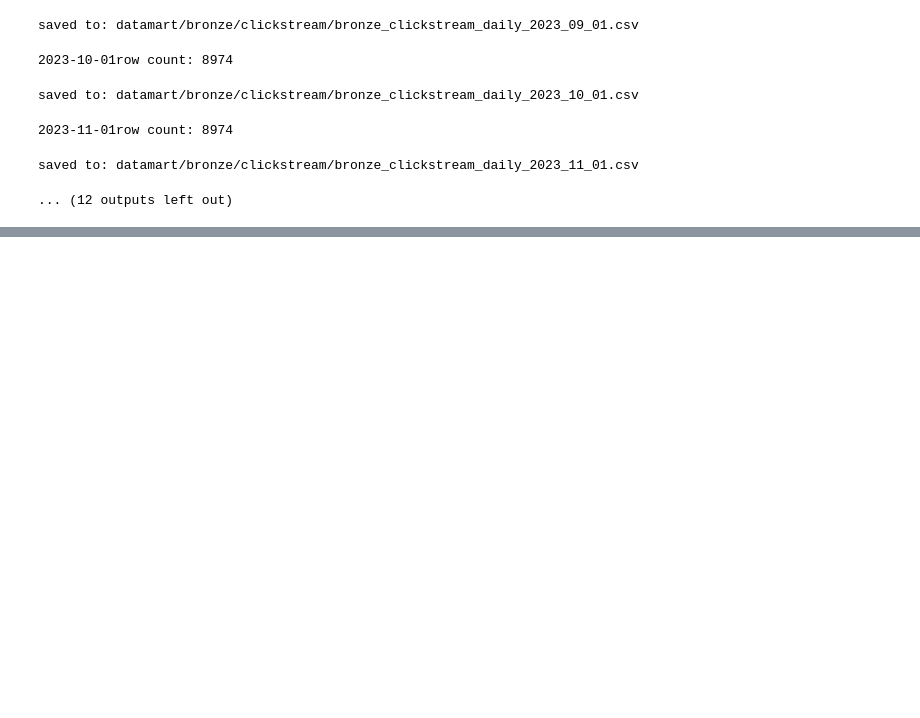
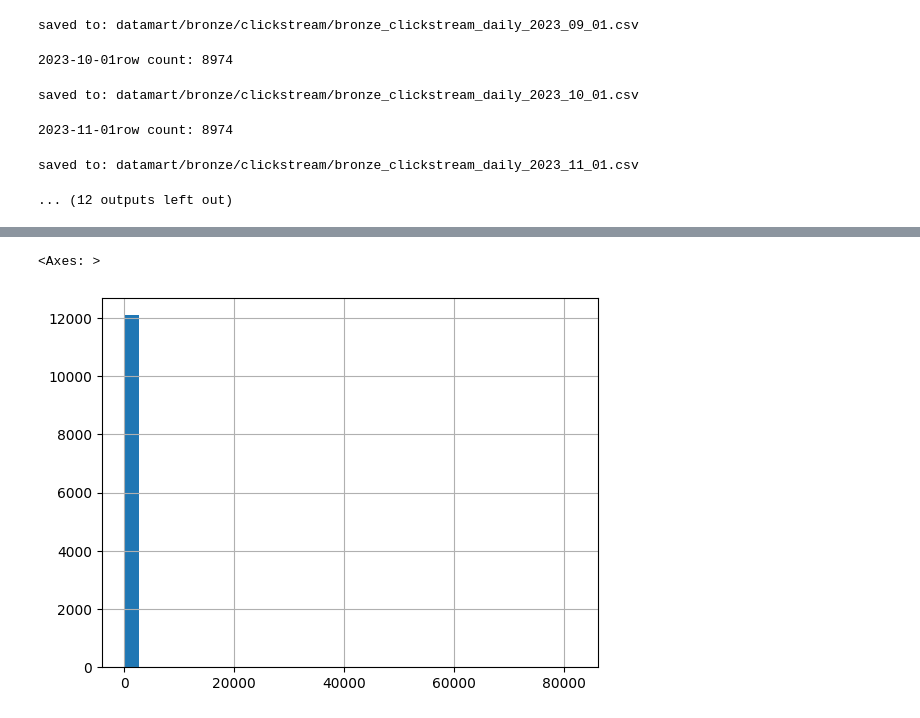
Before and after one commit to AmandaTSY99/MLE_assignment, a Jupyter notebook: test.ipynb, the cells around one changed output, grey strips where cells are left out. Saved outputs shown, nothing was run; the diff lists cells and outputs as text; code cells hidden in the pictures; blank space fills up the shorter version.

```diff
--- a/test.ipynb
+++ b/test.ipynb
@@ -180,0 +728,3 @@ saved to: datamart/bronze/clickstream/bronze_clickstream_daily_2023_11_01.csv
+# %%
+df_pd = df.toPandas()
+df_pd.describe(include = 'object')
@@ -180,0 +826,9 @@ saved to: datamart/bronze/clickstream/bronze_clickstream_daily_2023_11_01.csv
+# %%
+df_pd["Total_EMI_per_month"].describe()
+df_pd["Total_EMI_per_month"].value_counts().sort_index()
+
+# Plot to see distribution
+df_pd["Total_EMI_per_month"].hist(bins=30)
+# %% [output]
+<Axes: >
+[figure, added]
```
Also changed, not shown: parts of 40 cells of this notebook, 1 other file.
